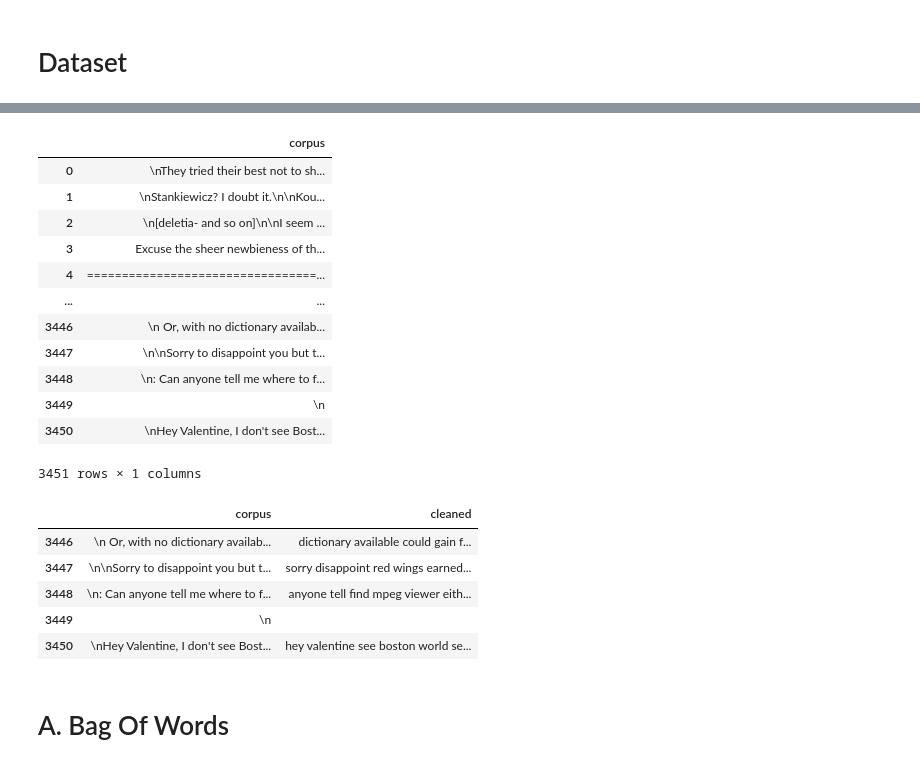
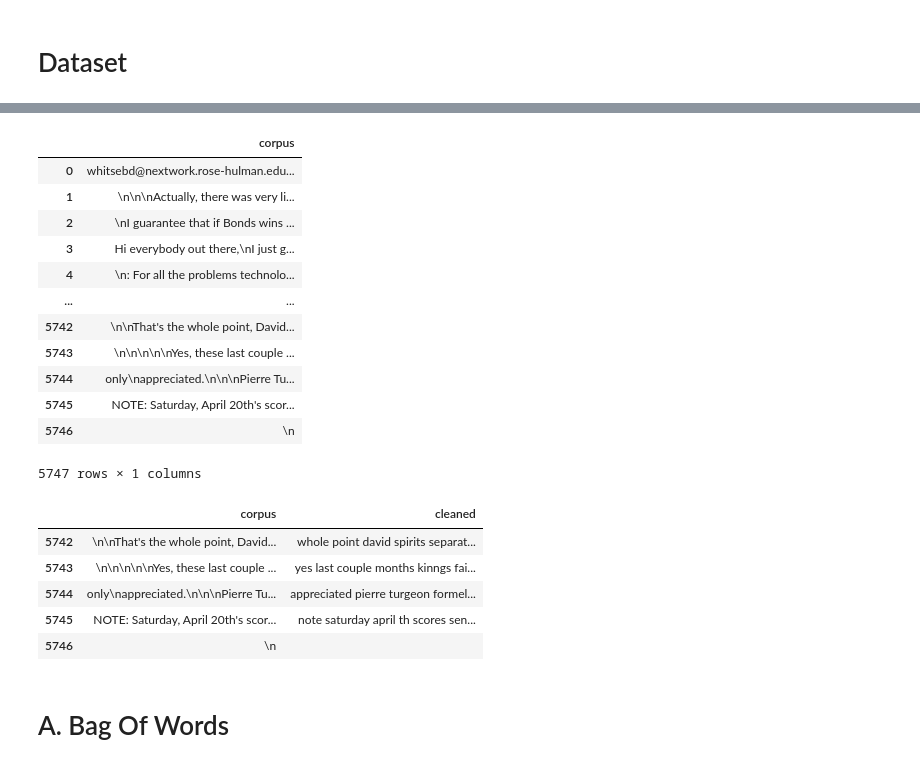
Before and after one commit to bagascahyafb/W10, a Jupyter notebook: Praktikum W10.ipynb, the cells around one changed output, grey strips where cells are left out. Drawn from its saved outputs; the diff is of its cells as text; code cells hidden in the pictures.

```diff
--- a/Praktikum W10.ipynb
+++ b/Praktikum W10.ipynb
@@ -73,31 +74,30 @@ talk.politics.mideast
 talk.politics.misc
 talk.religion.misc
 # %%
-categories = [
- 'comp.graphics',
- 'comp.os.ms-windows.misc',
- 'rec.sport.hockey',
- 'rec.sport.baseball',
- 'alt.atheism',
- 'soc.religion.christian'
-]
-dataset = fetch_20newsgroups(subset='train', categories=categories, shuffle=True, remove=('headers', 'footers', 'quotes'))
-df = pd.DataFrame(dataset.data, columns=["corpus"])
+# Daftar pasangan topik yang diinginkan
+topic_pairs = [('comp.graphics', 'comp.os.ms-windows.misc'),
+               ('rec.sport.hockey', 'rec.sport.baseball'),
+               ('alt.atheism', 'soc.religion.christian')]
+
+# Muat dataset 20 Newsgroups
+newsgroups = fetch_20newsgroups(subset='all', remove=('headers', 'footers', 'quotes'), categories=[pair[0] for pair in topic_pairs] + [pair[1] for pair in topic_pairs])
+
+df = pd.DataFrame(newsgroups.data, columns=["corpus"])
 df
 # %% [output]
 |  | corpus |
-| 0 | \nThey tried their best not to sh... |
-| 1 | \nStankiewicz? I doubt it.\n\nKou... |
-| 2 | \n[deletia- and so on]\n\nI seem ... |
-| 3 | Excuse the sheer newbieness of th... |
-| 4 | =================================... |
+| 0 | whitsebd@nextwork.rose-hulman.edu... |
+| 1 | \n\n\nActually, there was very li... |
+| 2 | \nI guarantee that if Bonds wins ... |
+| 3 | Hi everybody out there,\nI just g... |
+| 4 | \n: For all the problems technolo... |
 | ... | ... |
-| 3446 | \n Or, with no dictionary availab... |
-| 3447 | \n\nSorry to disappoint you but t... |
-| 3448 | \n: Can anyone tell me where to f... |
-| 3449 | \n |
-| 3450 | \nHey Valentine, I don't see Bost... |
+| 5742 | \n\nThat's the whole point, David... |
+| 5743 | \n\n\n\n\nYes, these last couple ... |
+| 5744 | only\nappreciated.\n\n\nPierre Tu... |
+| 5745 | NOTE: Saturday, April 20th's scor... |
+| 5746 | \n |
-3451 rows × 1 columns
+5747 rows × 1 columns
 # %%
 def preprocess_text(text: str, remove_stopwords: bool) -> str:
     # remove links
@@ -120,11 +120,11 @@ df['cleaned'] = df['corpus'].apply(lambda x: preprocess_text(x, remove_stopwords
 df.tail(5)
 # %% [output]
 |  | corpus | cleaned |
-| 3446 | \n Or, with no dictionary availab... | dictionary available could gain f... |
-| 3447 | \n\nSorry to disappoint you but t... | sorry disappoint red wings earned... |
-| 3448 | \n: Can anyone tell me where to f... | anyone tell find mpeg viewer eith... |
-| 3449 | \n |  |
-| 3450 | \nHey Valentine, I don't see Bost... | hey valentine see boston world se... |
+| 5742 | \n\nThat's the whole point, David... | whole point david spirits separat... |
+| 5743 | \n\n\n\n\nYes, these last couple ... | yes last couple months kinngs fai... |
+| 5744 | only\nappreciated.\n\n\nPierre Tu... | appreciated pierre turgeon formel... |
+| 5745 | NOTE: Saturday, April 20th's scor... | note saturday april th scores sen... |
+| 5746 | \n |  |
 # %% [markdown]
 # A. Bag Of Words
 # %% [markdown]
```
Also changed, not shown: parts of 2 cells of this notebook.
